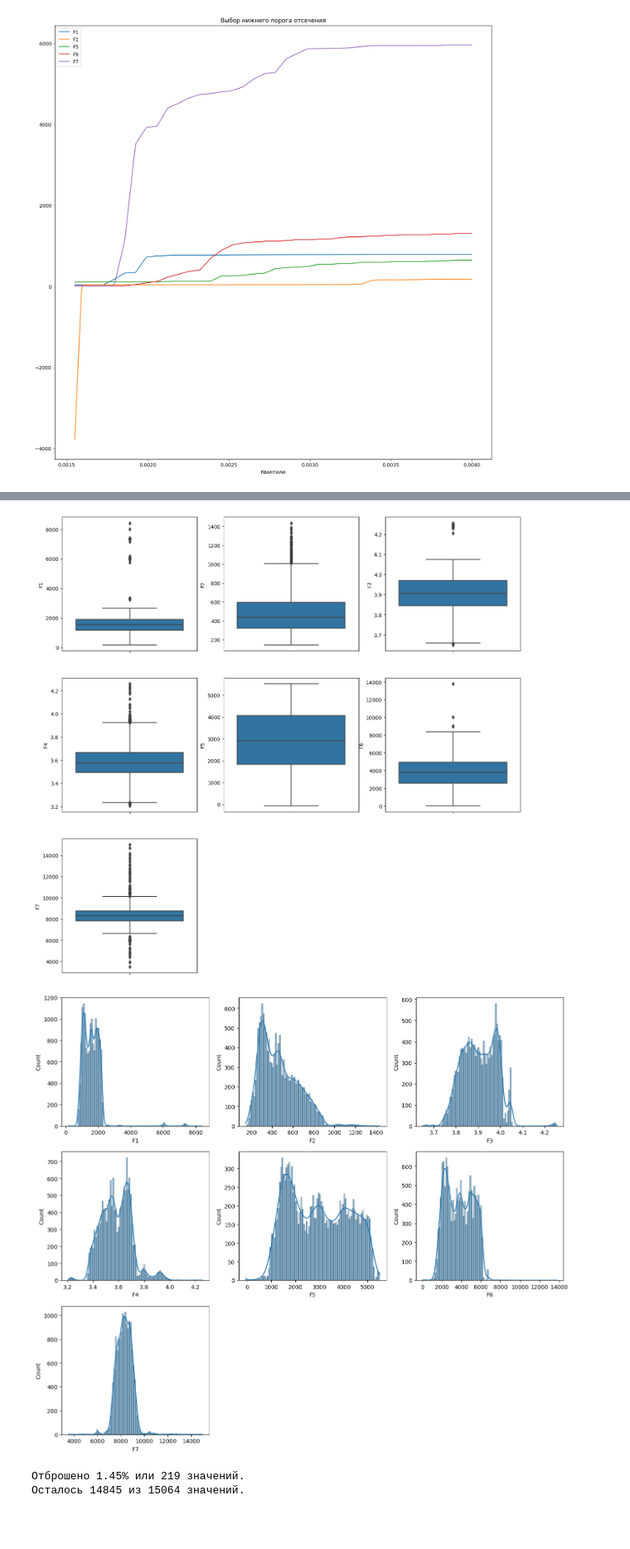
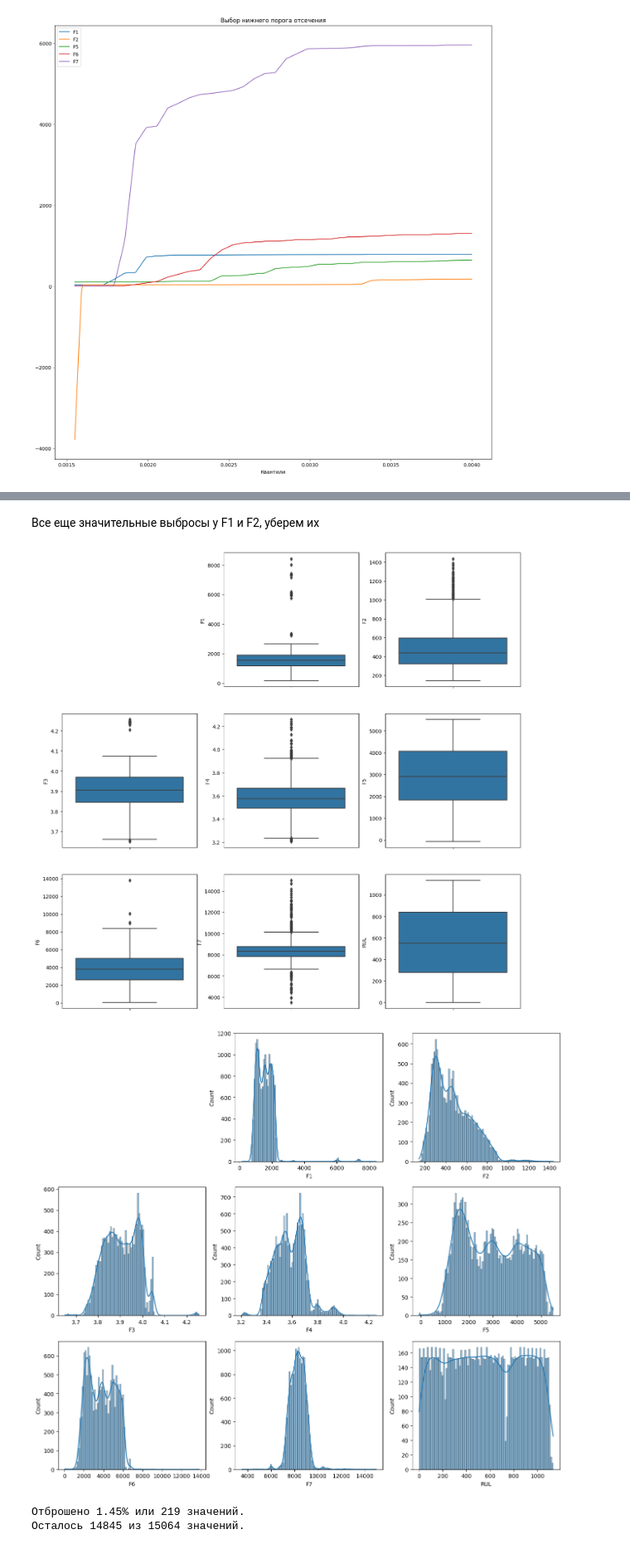
Before and after one commit to petr-larin/BMSTU-Graduate-Qualifying-Project, a Jupyter notebook: model-jupyter/Battery_RUL.ipynb, the cells around one changed output, grey strips where cells are left out. Shown at 83% size. Drawn from its saved outputs; the diff is of its cells as text; code cells hidden in the pictures; blank space fills up the shorter version.

```diff
--- a/model-jupyter/Battery_RUL.ipynb
+++ b/model-jupyter/Battery_RUL.ipynb
@@ -117,7 +121,7 @@ dtype: int64
 plt.figure(figsize=(16,14))
 
 for i,col in enumerate(new_col_labels):
-    plt.subplot(3, 3, i + 1)
+    plt.subplot(3, 3, i + 2)
     sns.histplot(x=col, data=df, bins=100, kde=True)
 
 plt.show()
@@ -127,7 +131,7 @@ plt.show()
 plt.figure(figsize=(16,16))
 
 for i,col in enumerate(new_col_labels):
-    plt.subplot(3, 3, i + 1)
+    plt.subplot(3, 3, i + 2)
     sns.boxplot(y=col, data=df)
 
 plt.show()
@@ -222,7 +226,7 @@ dfc = dfc[df.F7 < 15000]
 plt.figure(figsize=(16,16))
 
 for i,col in enumerate(new_col_labels):
-    plt.subplot(3, 3, i + 1)
+    plt.subplot(3, 3, i + 2)
     sns.boxplot(y=col, data=dfc)
 
 plt.show()
@@ -233,3 +235,5 @@ plt.show()
+# %% [markdown]
+Все еще значительные выбросы у F1 и F2, уберем их
 # %%
 dfc = dfc[df.F1 < 10000]
 dfc = dfc[df.F2 < 3000]
@@ -237,22 +241,22 @@ dfc = dfc[df.F2 < 3000]
 plt.figure(figsize=(16,16))
 
 for i,col in enumerate(new_col_labels):
-    plt.subplot(3, 3, i + 1)
+    plt.subplot(3, 3, i + 2)
     sns.boxplot(y=col, data=dfc)
 
 plt.show()
 # %% [output]
-[figure, old version]
+[figure, new version]
 # %%
 plt.figure(figsize=(16,14))
 
 for i,col in enumerate(new_col_labels):
-    plt.subplot(3, 3, i + 1)
+    plt.subplot(3, 3, i + 2)
     sns.histplot(x=col, data=dfc, bins=100, kde=True)
 
 plt.show()
 # %% [output]
-[figure, old version]
+[figure, new version]
 # %%
 print('Отброшено {:.2f}% или {} значений.'.format(100*(1-dfc.shape[0]/df.shape[0]), df.shape[0] - dfc.shape[0]))
 print('Осталось {} из {} значений.'.format(dfc.shape[0], df.shape[0]))
```
Also changed, not shown: parts of 63 cells of this notebook, 10 other files.
